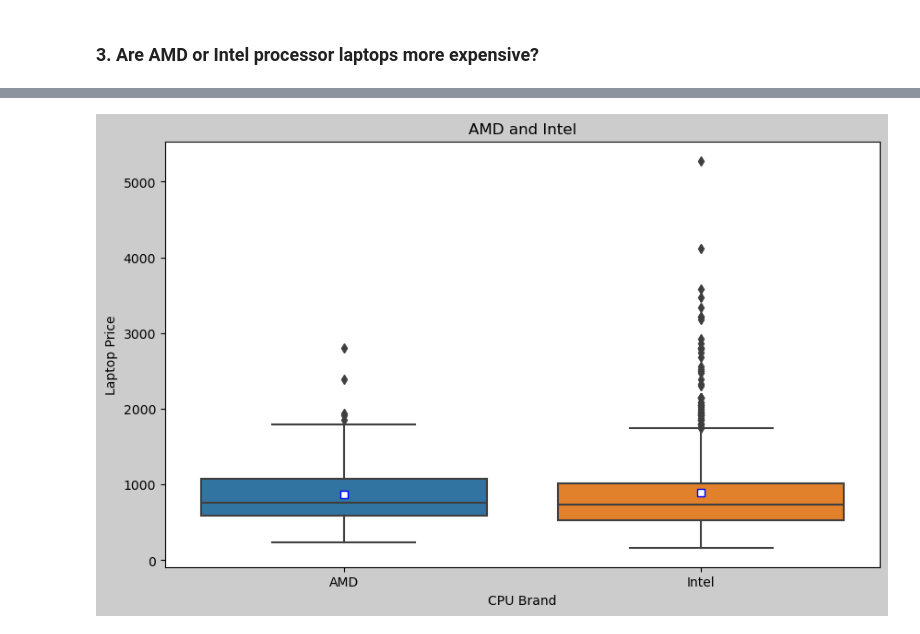
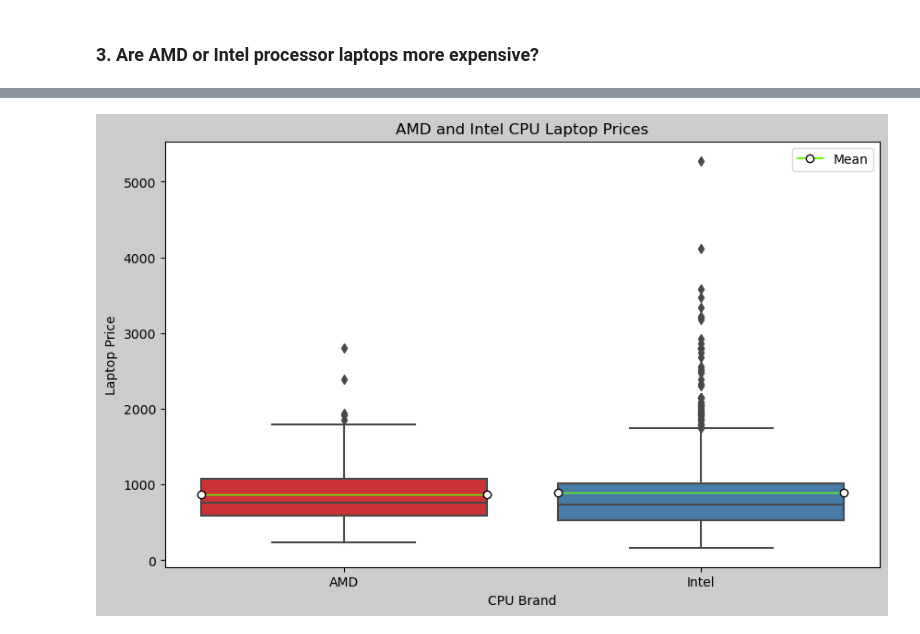
Before and after one commit to chrisheimbuch/laptops-specs-eda, a Jupyter notebook: Laptop Specs EDA.ipynb, the cells around one changed output, grey strips where cells are left out. Cells and saved outputs as stored; diff of their text form; code cells hidden in the pictures.

```diff
--- a/Laptop Specs EDA.ipynb
+++ b/Laptop Specs EDA.ipynb
@@ -144,6 +158,9 @@ array(['Lenovo', 'Avita', 'Hp', 'Acer', 'Asus', 'Dell', 'Redmibook',
        'Realme', 'Infinix', 'Msi', 'Microsoft', 'Smartron', 'Lg', 'Nokia',
        'Apple', 'Vaio', 'Mi', 'Alienware', 'Iball', 'Samsung'],
       dtype=object)
+# %%
+#Update missing to say unknown model
+df_copy['model'] = df_copy['model'].replace("Missing", 'Unknown Model')
 # %%
 type(df_copy['weight'])
 # %% [output]
@@ -224,18 +272,24 @@ plt.show()
 # %%
-AMD_INTEL_MASK = (clean_df['processor_brand'] == "Intel") | (clean_df['processor_brand'] == "AMD")
-amd_intel_df = clean_df[AMD_INTEL_MASK]
-
-# amd_intel_df.groupby("processor_brand")['latest_price_usd'].mean().reset_index()
-
-
-#Box plot distribution of wine ratings and their country of origin
 
 
 plt.figure(figsize=(10, 6), facecolor="#cccccc")
-sns.boxplot(x='processor_brand', y='latest_price_usd', data=amd_intel_df, showmeans=True, meanprops={"marker":"s","markerfacecolor":"white", "markeredgecolor":"blue"})
-plt.title('AMD and Intel')
+sns.boxplot(x='processor_brand',
+            y='latest_price_usd',
+            data=amd_intel_df,
+            palette="Set1",
+            showmeans=True,
+            meanline=True,
+            meanprops={"marker":"o", "linestyle":"-", "color":"#65fe08",  "markerfacecolor":"white", "markeredgecolor":"black"}
+            )
+
+
+# Add custom legend for the mean line and add it to the plot
+mean_line = Line2D([0], [0], color='#65fe08', marker='o', markerfacecolor='white', markeredgecolor='black', linestyle='-', label='Mean')
+plt.legend(handles=[mean_line], loc='upper right')
+
+plt.title('AMD and Intel CPU Laptop Prices')
 plt.xlabel('CPU Brand')
 plt.ylabel('Laptop Price')
 plt.show()
 # %% [output]
-[figure, old version]
+[figure, new version]
```
Also changed, not shown: parts of 37 cells of this notebook.
